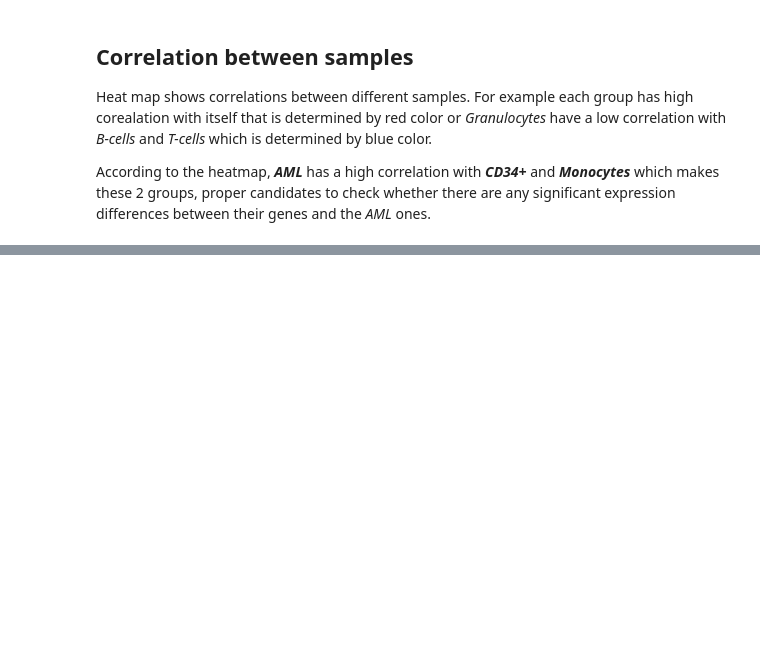
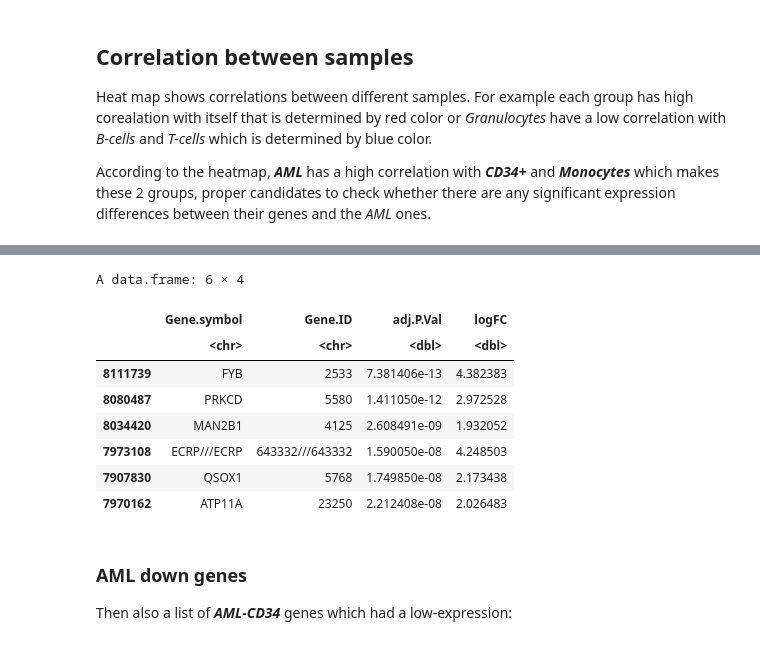
Before and after one commit to drippypale/microarray-aml, a Jupyter notebook: Src/notebook.ipynb, the cells around one changed output, grey strips where cells are left out. Drawn from its saved outputs; the diff is of its cells as text; code cells hidden in the pictures; blank space fills up the shorter version.

```diff
--- a/Src/notebook.ipynb
+++ b/Src/notebook.ipynb
@@ -366,4 +340,0 @@ calculate up gene
-# %%
-aml.up <- subset(tT,logFC > 1 & adj.P.Val <0.05)
-aml.up.genes <- unique(aml.up$ID)
-write.table(aml.up.genes , file = "../Results/AML_CD34_Up.txt",quote = F,col.names = F,row.names = F)
@@ -372,4 +340,0 @@ calculate down gene
-# %%
-aml.down <- subset(tT,logFC < -1 & adj.P.Val <0.05)
-aml.down.genes <- unique(aml.down$ID)
-write.table(aml.down.genes , file = "../Results/AML_CD34_Down.txt",quote = F,col.names = F,row.names = F)
@@ -402,0 +414,24 @@ ggplot(mds_df, aes(X1,X2, color = Group)) + geom_point() + theme_dark()
+# %%
+aml.up <- subset(tT, logFC > 1 & adj.P.Val < 0.05)
+aml.up.genes <- unique(as.character(strsplit2(aml.up$Gene.symbol, '///')))
+
+write.table(aml.up.genes,
+            file="../Results/AML_CD34_Up.txt",
+            quote=F,
+            col.names=F,
+            row.names=F)
+# %%
+head(unique(aml.up))
+# %% [output]
+A data.frame: 6 × 4
+|  | Gene.symbol | Gene.ID | adj.P.Val | logFC |
+|  | <chr> | <chr> | <dbl> | <dbl> |
+| 8111739 | FYB | 2533 | 7.381406e-13 | 4.382383 |
+| 8080487 | PRKCD | 5580 | 1.411050e-12 | 2.972528 |
+| 8034420 | MAN2B1 | 4125 | 2.608491e-09 | 1.932052 |
+| 7973108 | ECRP///ECRP | 643332///643332 | 1.590050e-08 | 4.248503 |
+| 7907830 | QSOX1 | 5768 | 1.749850e-08 | 2.173438 |
+| 7970162 | ATP11A | 23250 | 2.212408e-08 | 2.026483 |
+# %% [markdown]
+### AML down genes
+Then also a list of ***AML-CD34*** genes which had a low-expression:
```
Also changed, not shown: parts of 56 cells of this notebook, 12 other files.
